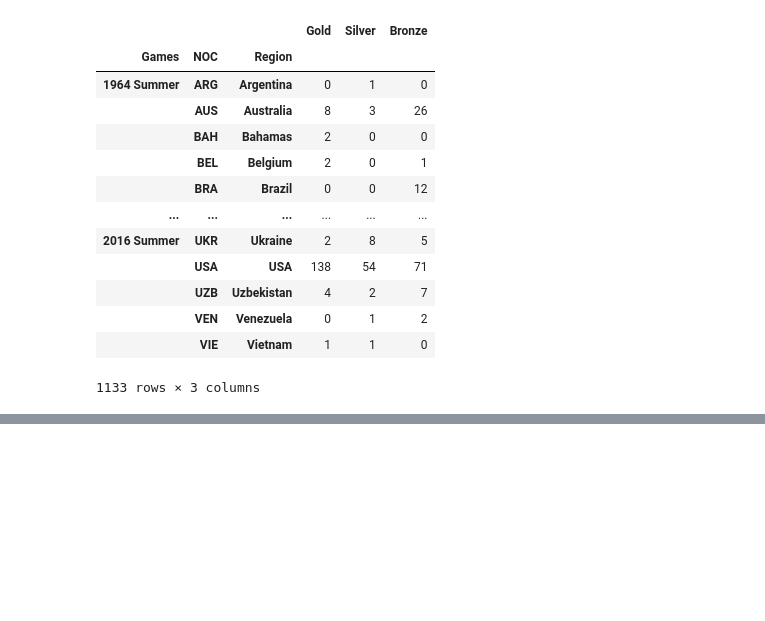
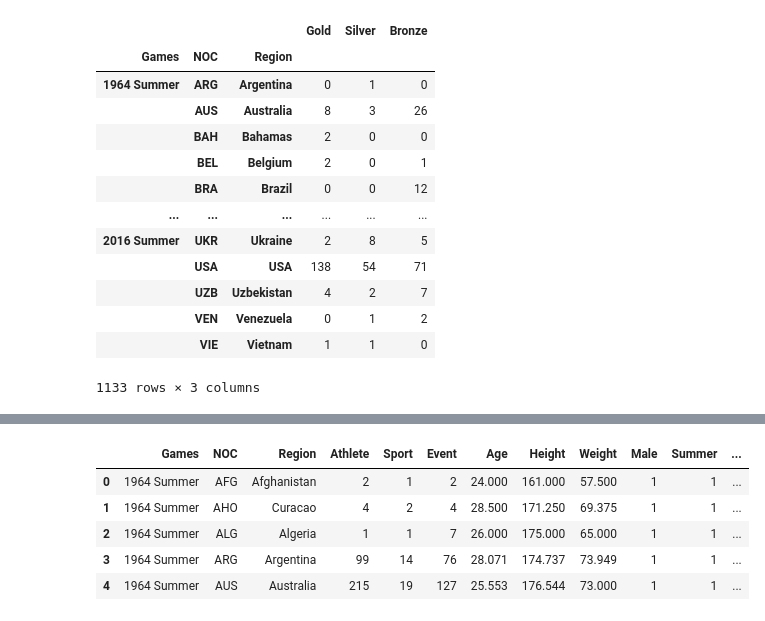
Before and after one commit to Owen-Doc/Olympic_Medal_Predictor, a Jupyter notebook: Preprocessing_Olympic_Features.ipynb, the cells around one changed output, grey strips where cells are left out. Cells and saved outputs as stored; diff of their text form; code cells hidden in the pictures; blank space fills up the shorter version.

```diff
--- a/Preprocessing_Olympic_Features.ipynb
+++ b/Preprocessing_Olympic_Features.ipynb
@@ -279,0 +315,20 @@ games.head()
+# %%
+# Feature creations
+
+# Add column for total medals won
+games["Total Medals"] = games['Gold'] + games['Silver'] + games['Bronze']
+# Add column for number of athletes competing for a given event - important feature: more athletes = more opportunities for medals
+games["Athletes per Event"] = (games["Athlete"]/ games["Event"]).round(3)
+
+# Add column for propensity to win bronze medals- need at least a bronze to medal (feature creation)
+games['% Medal Bronze'] = (games['Bronze']/games["Total Medals"]).round(3)
+games['% Medal Bronze'] = games['% Medal Bronze'].fillna(0)
+
+games.head()
+# %% [output]
+|  | Games | NOC | Region | Athlete | Sport | Event | Age | Height | Weight | Male | Summer | ... |
+| 0 | 1964 Summer | AFG | Afghanistan | 2 | 1 | 2 | 24.000 | 161.000 | 57.500 | 1 | 1 | ... |
+| 1 | 1964 Summer | AHO | Curacao | 4 | 2 | 4 | 28.500 | 171.250 | 69.375 | 1 | 1 | ... |
+| 2 | 1964 Summer | ALG | Algeria | 1 | 1 | 7 | 26.000 | 175.000 | 65.000 | 1 | 1 | ... |
+| 3 | 1964 Summer | ARG | Argentina | 99 | 14 | 76 | 28.071 | 174.737 | 73.949 | 1 | 1 | ... |
+| 4 | 1964 Summer | AUS | Australia | 215 | 19 | 127 | 25.553 | 176.544 | 73.000 | 1 | 1 | ... |
```
Also changed, not shown: parts of 7 cells of this notebook, 1 other file.
